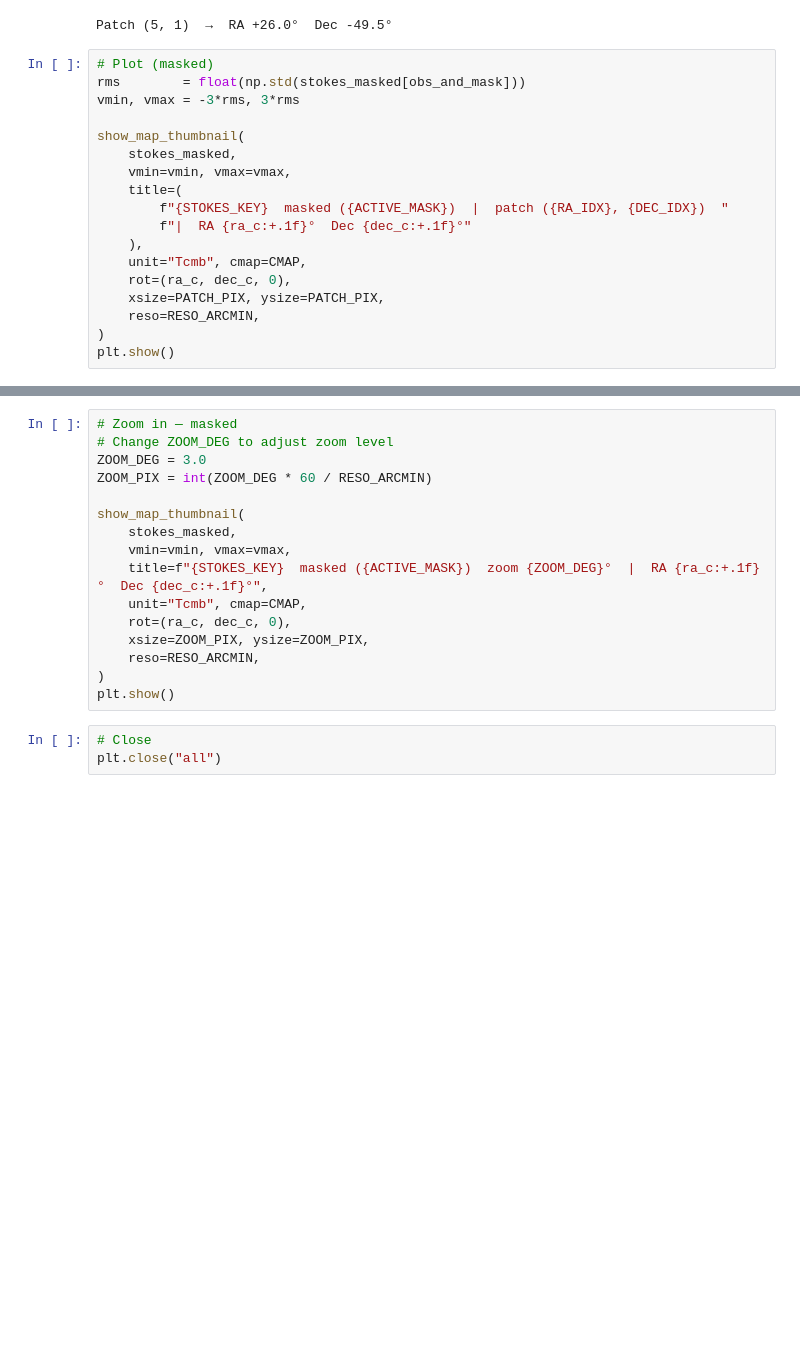
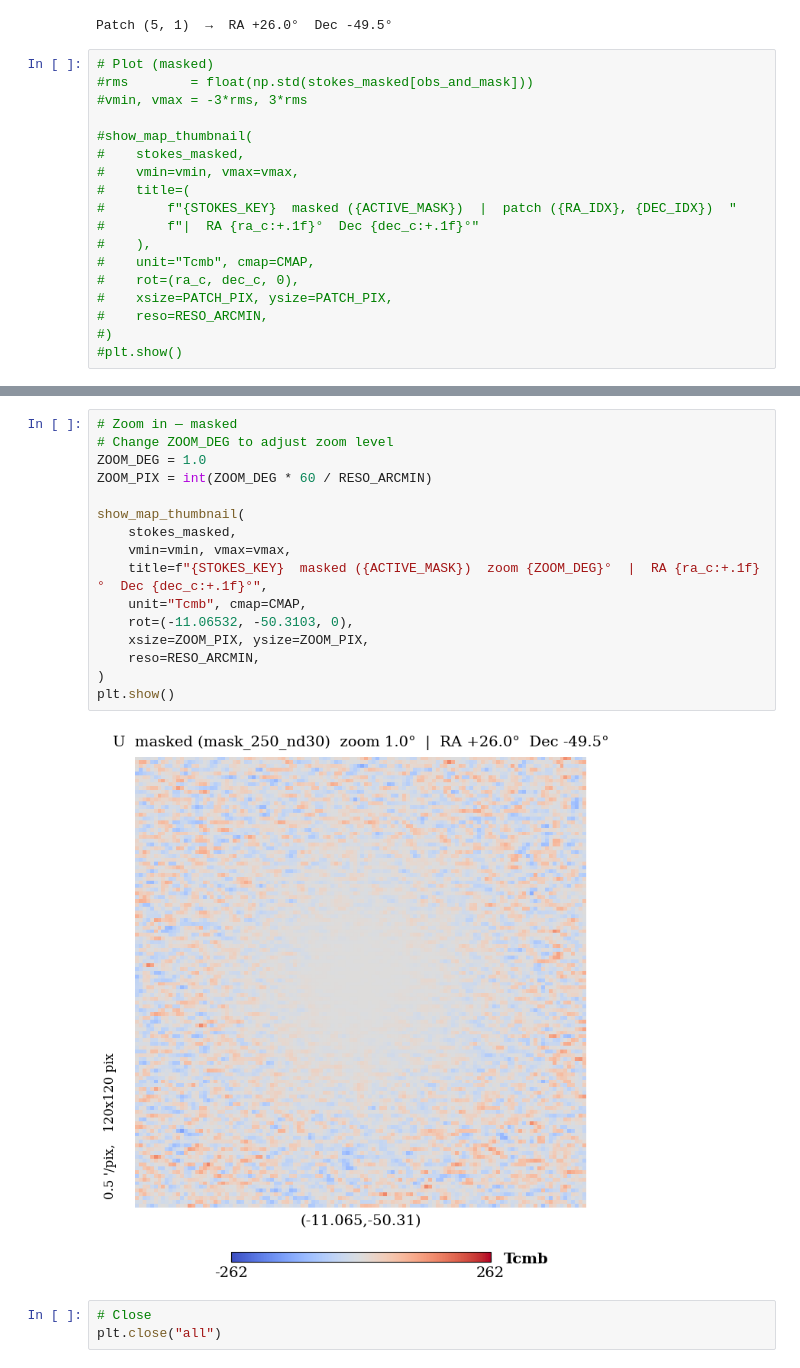
Before and after one commit to VWelke/SPT, a Jupyter notebook: Code/Map_Operation/bb_map_inspect.ipynb, the cells around one changed output, grey strips where cells are left out. Drawn from its saved outputs; the diff is of its cells as text; blank space fills up the shorter version.

```diff
--- a/Code/Map_Operation/bb_map_inspect.ipynb
+++ b/Code/Map_Operation/bb_map_inspect.ipynb
@@ -272,19 +270,19 @@ print(f"Patch ({RA_IDX}, {DEC_IDX})  →  RA {ra_c:+.1f}°  Dec {dec_c:+.1f}°")
 Patch (5, 1)  →  RA +26.0°  Dec -49.5°
 # %%
 # Plot (masked)
-rms        = float(np.std(stokes_masked[obs_and_mask]))
-vmin, vmax = -3*rms, 3*rms
+#rms        = float(np.std(stokes_masked[obs_and_mask]))
+#vmin, vmax = -3*rms, 3*rms
 
-show_map_thumbnail(
-    stokes_masked,
-    vmin=vmin, vmax=vmax,
-    title=(
-        f"{STOKES_KEY}  masked ({ACTIVE_MASK})  |  patch ({RA_IDX}, {DEC_IDX})  "
-        f"|  RA {ra_c:+.1f}°  Dec {dec_c:+.1f}°"
-    ),
-    unit="Tcmb", cmap=CMAP,
-    rot=(ra_c, dec_c, 0),
-    xsize=PATCH_PIX, ysize=PATCH_PIX,
-    reso=RESO_ARCMIN,
-)
-plt.show()
+#show_map_thumbnail(
+#    stokes_masked,
+#    vmin=vmin, vmax=vmax,
+#    title=(
+#        f"{STOKES_KEY}  masked ({ACTIVE_MASK})  |  patch ({RA_IDX}, {DEC_IDX})  "
+#        f"|  RA {ra_c:+.1f}°  Dec {dec_c:+.1f}°"
+#    ),
+#    unit="Tcmb", cmap=CMAP,
+#    rot=(ra_c, dec_c, 0),
+#    xsize=PATCH_PIX, ysize=PATCH_PIX,
+#    reso=RESO_ARCMIN,
+#)
+#plt.show()
@@ -293,19 +335,21 @@ plt.show()
 # %%
 # Zoom in — masked
 # Change ZOOM_DEG to adjust zoom level
-ZOOM_DEG = 3.0
+ZOOM_DEG = 1.0
 ZOOM_PIX = int(ZOOM_DEG * 60 / RESO_ARCMIN)
 
 show_map_thumbnail(
     stokes_masked,
     vmin=vmin, vmax=vmax,
     title=f"{STOKES_KEY}  masked ({ACTIVE_MASK})  zoom {ZOOM_DEG}°  |  RA {ra_c:+.1f}°  Dec {dec_c:+.1f}°",
     unit="Tcmb", cmap=CMAP,
-    rot=(ra_c, dec_c, 0),
+    rot=(-11.06532, -50.3103, 0),
     xsize=ZOOM_PIX, ysize=ZOOM_PIX,
     reso=RESO_ARCMIN,
 )
 plt.show()
+# %% [output]
+[figure, added]
 # %%
 # Close
 plt.close("all")
```
Also changed, not shown: parts of 7 cells of this notebook, 3 other files.
